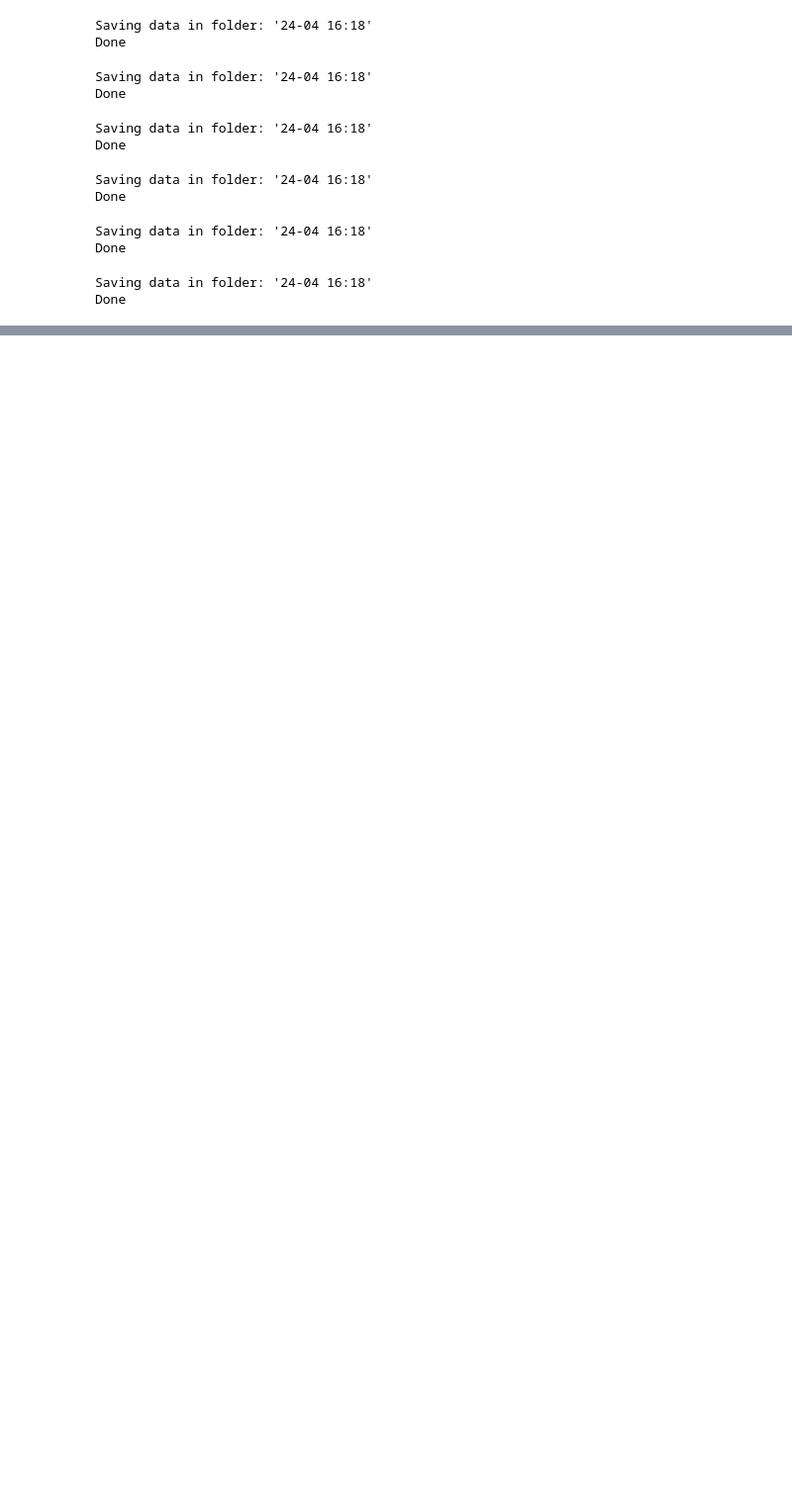
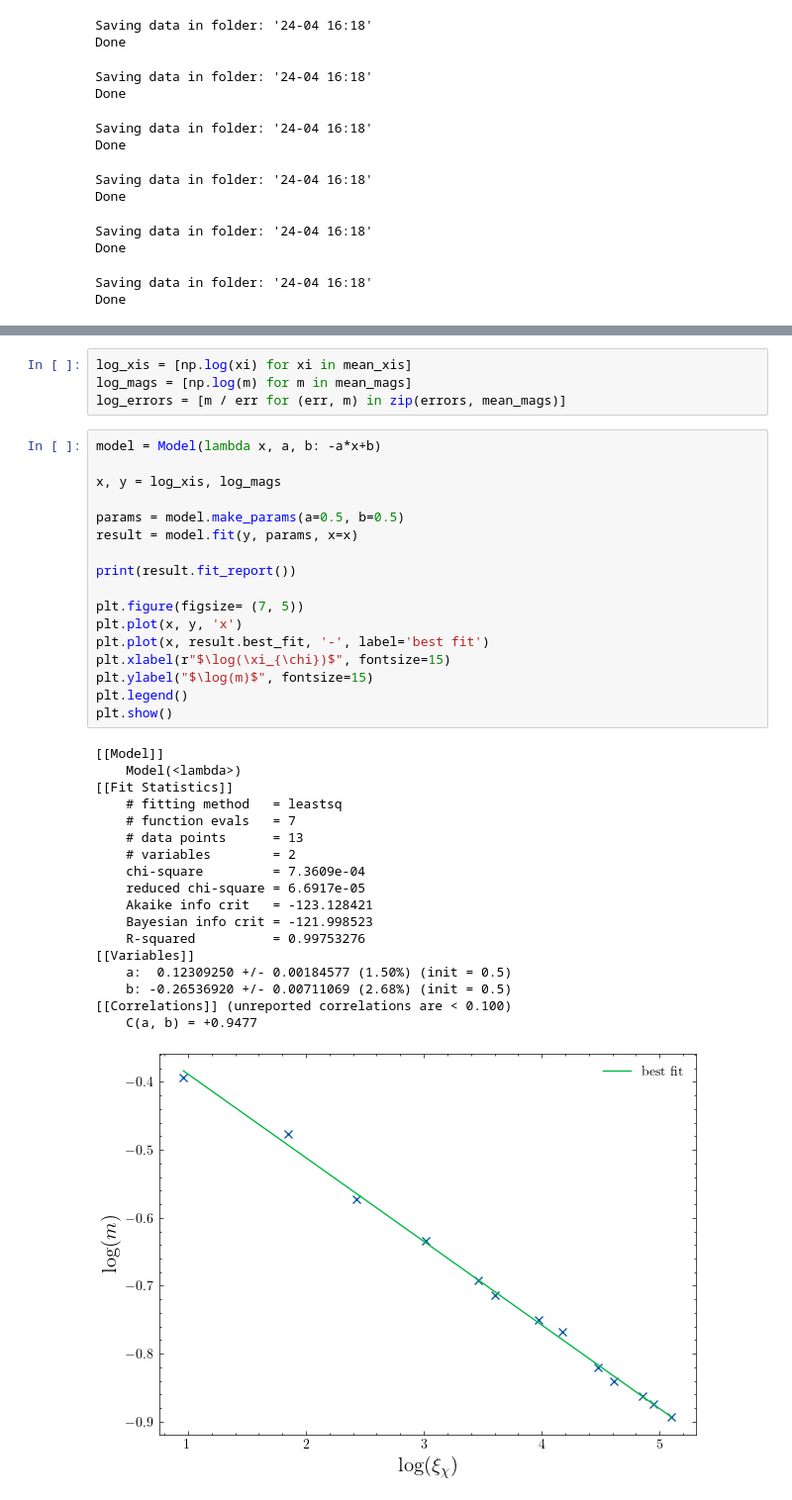
Before and after one commit to DerkNiessink/Blume, a Jupyter notebook: critical.ipynb, the cells around one changed output, grey strips where cells are left out. Shown at 99% size. Cells and saved outputs as stored; diff of their text form; blank space fills up the shorter version.

```diff
--- a/critical.ipynb
+++ b/critical.ipynb
@@ -74,0 +125,40 @@ plt.savefig(f"data/{dir}/critical")
+# %%
+log_xis = [np.log(xi) for xi in mean_xis]
+log_mags = [np.log(m) for m in mean_mags]
+log_errors = [m / err for (err, m) in zip(errors, mean_mags)]
+# %%
+model = Model(lambda x, a, b: -a*x+b)
+
+x, y = log_xis, log_mags
+
+params = model.make_params(a=0.5, b=0.5)
+result = model.fit(y, params, x=x)
+
+print(result.fit_report())
+
+plt.figure(figsize= (7, 5))
+plt.plot(x, y, 'x')
+plt.plot(x, result.best_fit, '-', label='best fit')
+plt.xlabel(r"$\log(\xi_{\chi})$", fontsize=15)
+plt.ylabel("$\log(m)$", fontsize=15)
+plt.legend()
+plt.show()
+# %% [output]
+[[Model]]
+    Model(<lambda>)
+[[Fit Statistics]]
+    # fitting method   = leastsq
+    # function evals   = 7
+    # data points      = 13
+    # variables        = 2
+    chi-square         = 7.3609e-04
+    reduced chi-square = 6.6917e-05
+    Akaike info crit   = -123.128421
+    Bayesian info crit = -121.998523
+    R-squared          = 0.99753276
+[[Variables]]
+    a:  0.12309250 +/- 0.00184577 (1.50%) (init = 0.5)
+    b: -0.26536920 +/- 0.00711069 (2.68%) (init = 0.5)
+[[Correlations]] (unreported correlations are < 0.100)
+    C(a, b) = +0.9477
+[figure, added]
```
Also changed, not shown: parts of 7 cells of this notebook, 1 other file.
